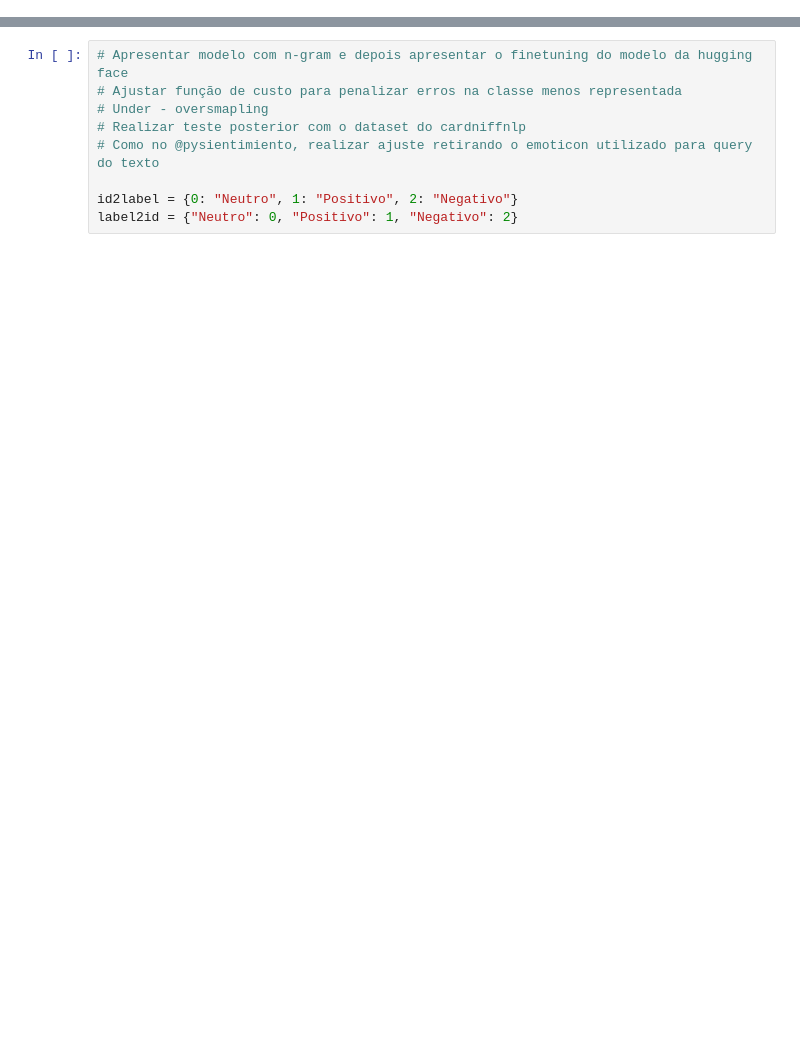
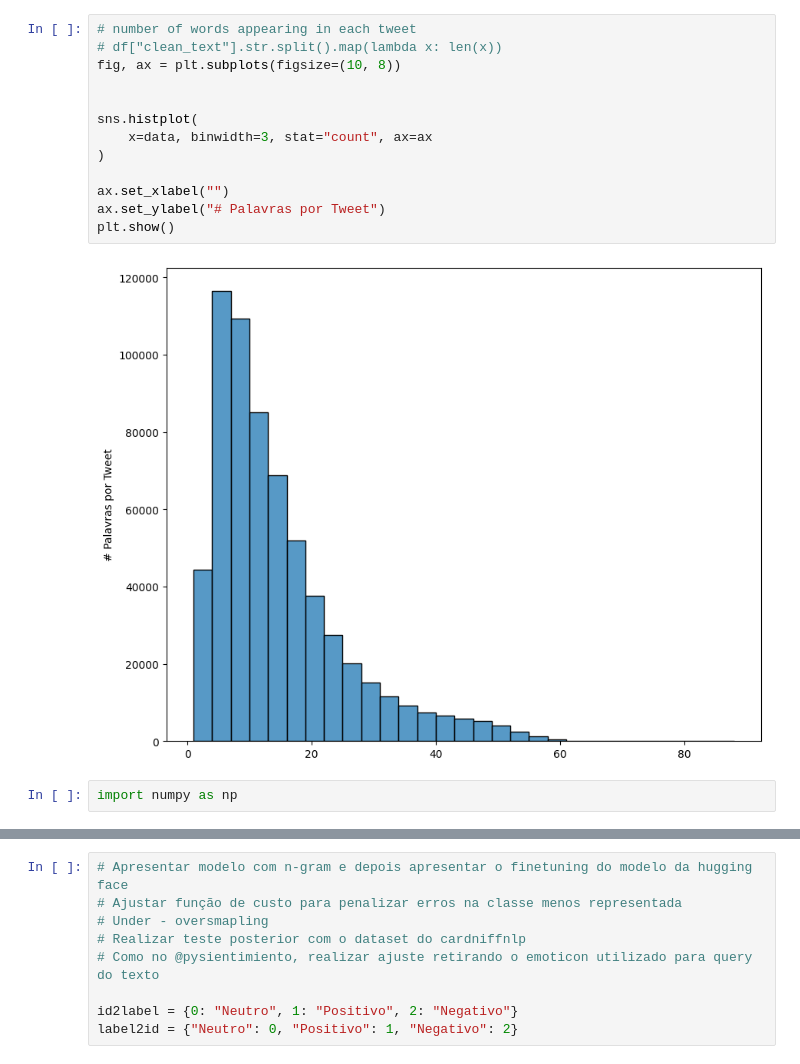
Before and after one commit to baldoinov/tweets-sentiment-analysis, a Jupyter notebook: notebooks/0.2-visualizing-the-dataset.ipynb, the cells around one changed output, grey strips where cells are left out. Drawn from its saved outputs; the diff is of its cells as text; blank space fills up the shorter version.

```diff
--- a/notebooks/0.2-visualizing-the-dataset.ipynb
+++ b/notebooks/0.2-visualizing-the-dataset.ipynb
@@ -7,0 +169,17 @@ ModuleNotFoundError: No module named 'src'
+# %%
+# number of words appearing in each tweet
+# df["clean_text"].str.split().map(lambda x: len(x))
+fig, ax = plt.subplots(figsize=(10, 8))
+
+
+sns.histplot(
+    x=data, binwidth=3, stat="count", ax=ax
+)
+
+ax.set_xlabel("")
+ax.set_ylabel("# Palavras por Tweet")
+plt.show()
+# %% [output]
+[figure, added]
+# %%
+import numpy as np
```
Also changed, not shown: parts of 27 cells of this notebook, 4 other files.
